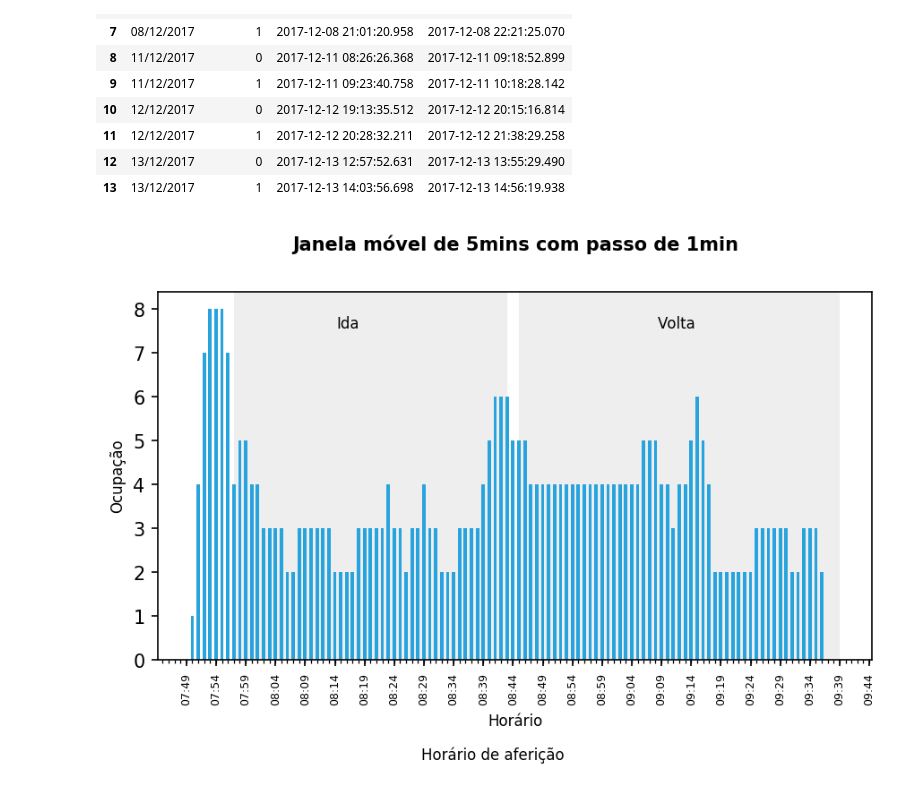
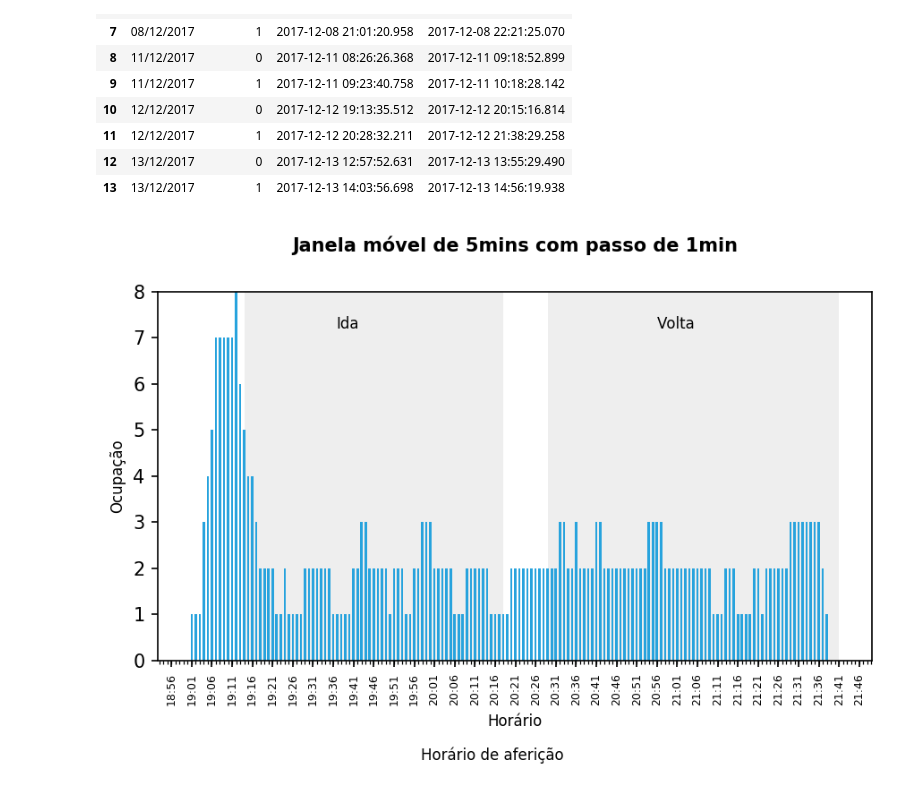
Before and after one commit to hilios/wifi-apc-analysis, a Jupyter notebook: analysis-v2.ipynb, the cells around one changed output. Cells and saved outputs as stored; diff of their text form; code cells hidden in the pictures.

```diff
--- a/analysis-v2.ipynb
+++ b/analysis-v2.ipynb
@@ -117,7 +122,7 @@ phones_ds.groupBy("date").count().orderBy("date").toPandas()
 # %%
 mins = lambda i: i * (60*60)
 
-IS_PASSENGER_THRESHOLD = 2
+IS_PASSENGER_THRESHOLD = 5
 
 repeated_sightings = (
     Window.partitionBy("mac")
@@ -143,13 +148,16 @@ sightings = (
     # 4) Estimate the occupation
     .groupBy("window").count()
     .withColumn("date", date_format("window.start", "dd/MM/yyyy"))
-)
+).cache()
 
 # Summary
 (
     sightings
     .withColumn("day", date_format("window.start", "EEEE"))
-    .groupBy("date").agg(first("day").alias("day"), sum("count"))
-    .toPandas()
-)
+    .groupBy("date")
+    .agg(
+        first("day").alias("day"),
+        sum("count").alias("total")
+    )
+).toPandas()
 # %% [output]
@@ -175,29 +183,29 @@ sightings = (
 | 7 | Lotado | Capacidade total utilizada |
 | 8 | Superlotado | Além da capacidade normal |
 # %%
-MAX_OCCUPATION = (58 + 118) * 1.2
+MAX_OCCUPATION = (58 + 118)
 
 def get_occupation(sightings):
-    if sightings < 30:
+    if sightings < 58:
         return 1
-    elif sightings >= 30 and sightings <= 58:
+    elif sightings >= 58 and sightings <= 86:
         return 2
-    elif sightings >= 58 and sightings < 87:
+    elif sightings >= 86 and sightings < 116:
         return 3
-    elif sightings >= 87 and sightings < 117:
+    elif sightings >= 117 and sightings < 146:
         return 4
-    elif sightings >= 117 and sightings < 146:
+    elif sightings >= 146 and sightings < 164:
         return 5
-    elif sightings >= 146 and sightings < 164:
+    elif sightings >= 164 and sightings < MAX_OCCUPATION:
         return 6
-    elif sightings >= 164 and sightings < MAX_OCCUPATION:
+    elif sightings >= MAX_OCCUPATION and sightings < MAX_OCCUPATION * 1.1:
         return 7
     else:
         return 8
 
 occupation = udf(lambda x: get_occupation(x), IntegerType())
 
-occupation = sightings.withColumn("occupation", occupation("count"))
+occupation = sightings.withColumn("occupation", occupation("count")).cache()
 
 (
     occupation
@@ -281,7 +289,7 @@ text_kwargs = {'fontsize': 8}
 labels_kwargs = {'fontsize': 6, 'rotation': 90}
 span_kwargs = {'facecolor': '#EEEEEE'}
 # %%
-date = "07/12/2017"
+date = "12/12/2017"
 
 # Get the start/end timestamps for the round trip
 a = trips.filter((col("date") == date) & (col("direction") == 0)).select("start", "end").first()
@@ -294,34 +302,35 @@ x = np.arange(len(r))
 
 fig, ax = plt.subplots(dpi=150, figsize=(6, 4))
 
 # Draw the first trip area
 fig.text(0.5, -0.02, "Horário de aferição", horizontalalignment='center', **text_kwargs)
 asi = r.index.get_loc(a['start'], method='nearest')
 aei = r.index.get_loc(a['end'], method='nearest')
 ax.annotate("Ida", xy=(0.25, 0.9), xycoords='axes fraction', **text_kwargs)
 ax.axvspan(r.iloc[asi]['window'][0], r.iloc[aei]['window'][1], **span_kwargs)
 
 # Draw the first trip area
 bsi = r.index.get_loc(b['start'], method='nearest')
 bei = r.index.get_loc(b['end'], method='nearest')
 ax.annotate("Volta", xy=(0.70, 0.9), xycoords='axes fraction', **text_kwargs)
 ax.axvspan(r.iloc[bsi]['window'][0], r.iloc[bei]['window'][1], **span_kwargs)
 
 # Draw the occupation
 ax.bar(r.index, r['occupation'], width=0.0004, color=wifi_color)
 
 # Prepare the graph
 ax.set_title("Janela móvel de 5mins com passo de 1min", **title_kwargs)
 ax.set_ylabel("Ocupação", **text_kwargs)
 ax.set_xlabel("Horário", **text_kwargs)
+ax.axes.set_ybound(0, 8)
 ax.xaxis.set_major_locator(mdates.MinuteLocator(interval=5))
 ax.xaxis.set_minor_locator(mdates.MinuteLocator(interval=1))
 ax.xaxis.set_major_formatter(mdates.DateFormatter('%H:%M'))
 
 plt.xticks(**labels_kwargs)
 plt.tight_layout()
 # %% [output]
-[figure, old version]
+[figure, new version]
 # %%
 %%javascript
 // Disable output scrolling
```
Also changed, not shown: parts of 7 cells of this notebook.
